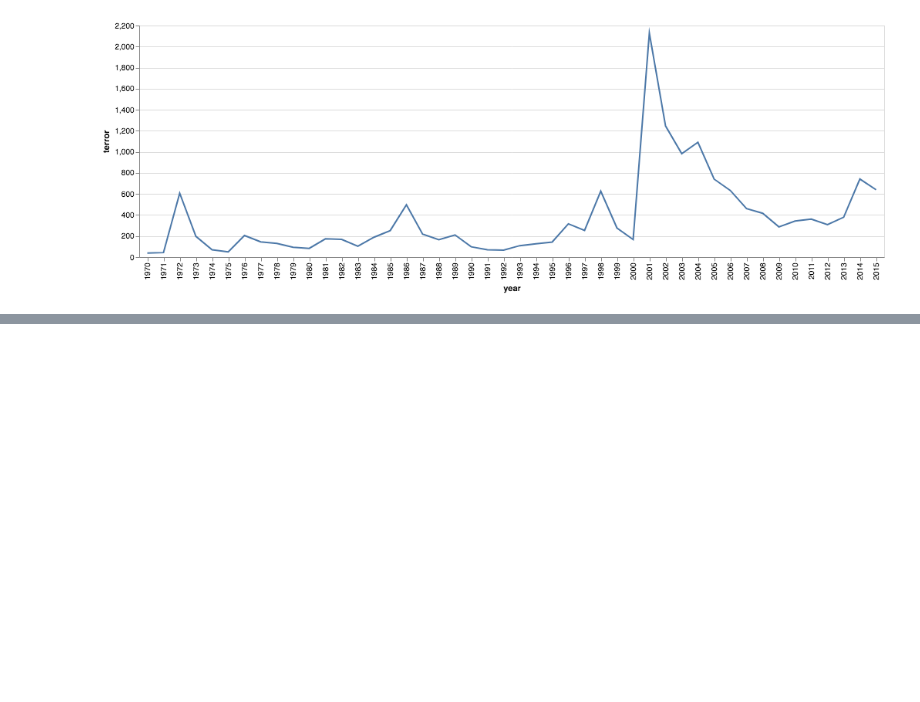
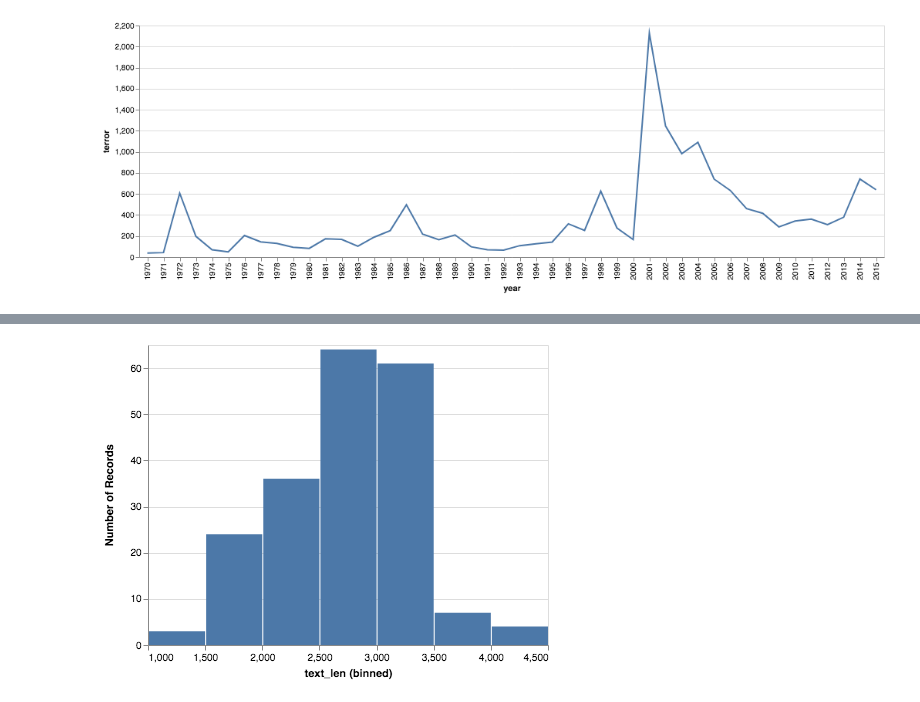
Before and after one commit to RunestoneInteractive/httlads, a Jupyter notebook: UNGeneralDebates.ipynb, the cells around one changed output, grey strips where cells are left out. Cells and saved outputs as stored; diff of their text form; code cells hidden in the pictures; blank space fills up the shorter version.

```diff
--- a/UNGeneralDebates.ipynb
+++ b/UNGeneralDebates.ipynb
@@ -404,0 +475,2 @@ alt.Chart(year_summ[['year','terror']]).mark_line().encode(x='year:O', y='terror
+# %%
+undf['text_len'] = undf.text.map(lambda x : len(x.split()))
@@ -404,0 +495,5 @@ alt.Chart(year_summ[['year','terror']]).mark_line().encode(x='year:O', y='terror
+# %%
+alt.Chart(undf.groupby('code_3', as_index=False)['text_len'].mean()).mark_bar().encode(
+alt.X('text_len', bin=True), y='count()')
+# %% [output]
+[figure, added]
```
Also changed, not shown: parts of 21 cells of this notebook, 2 other files.
